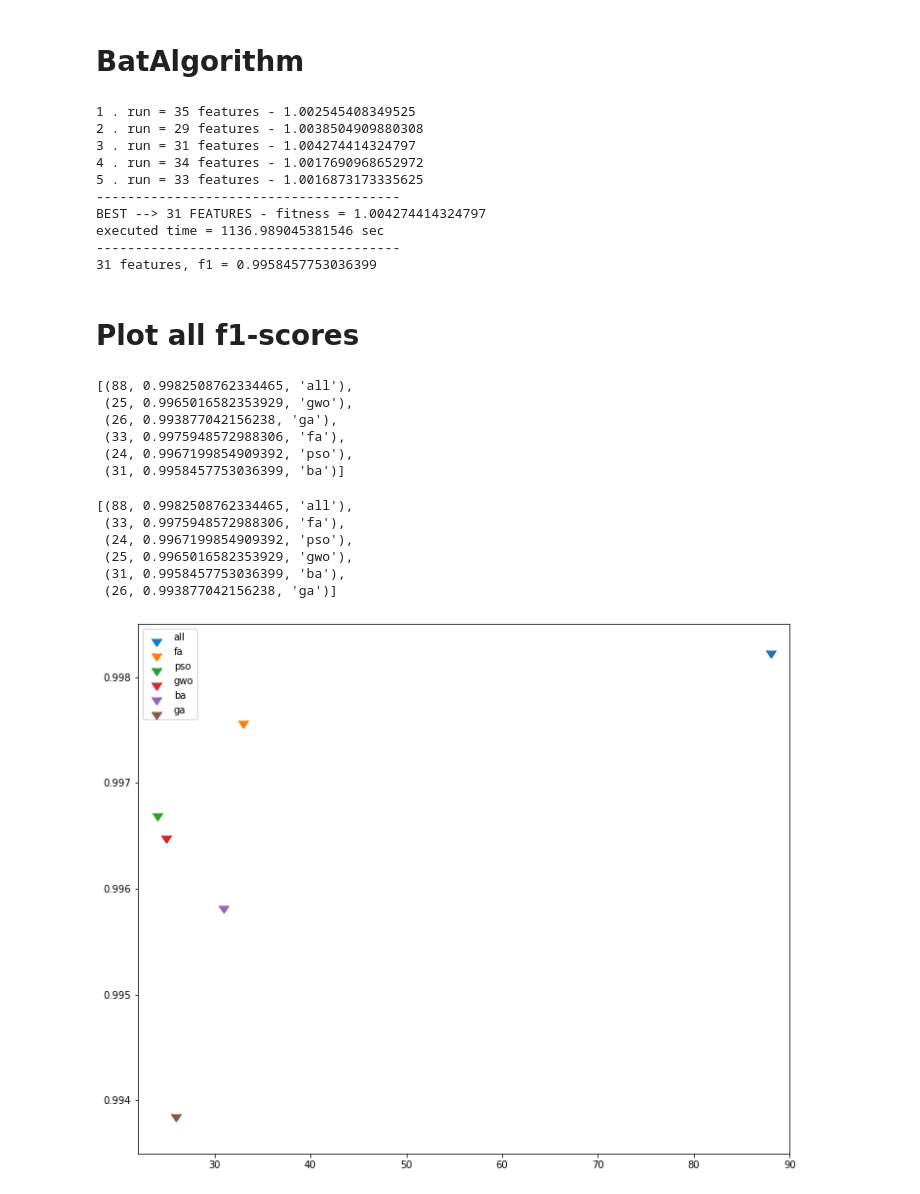
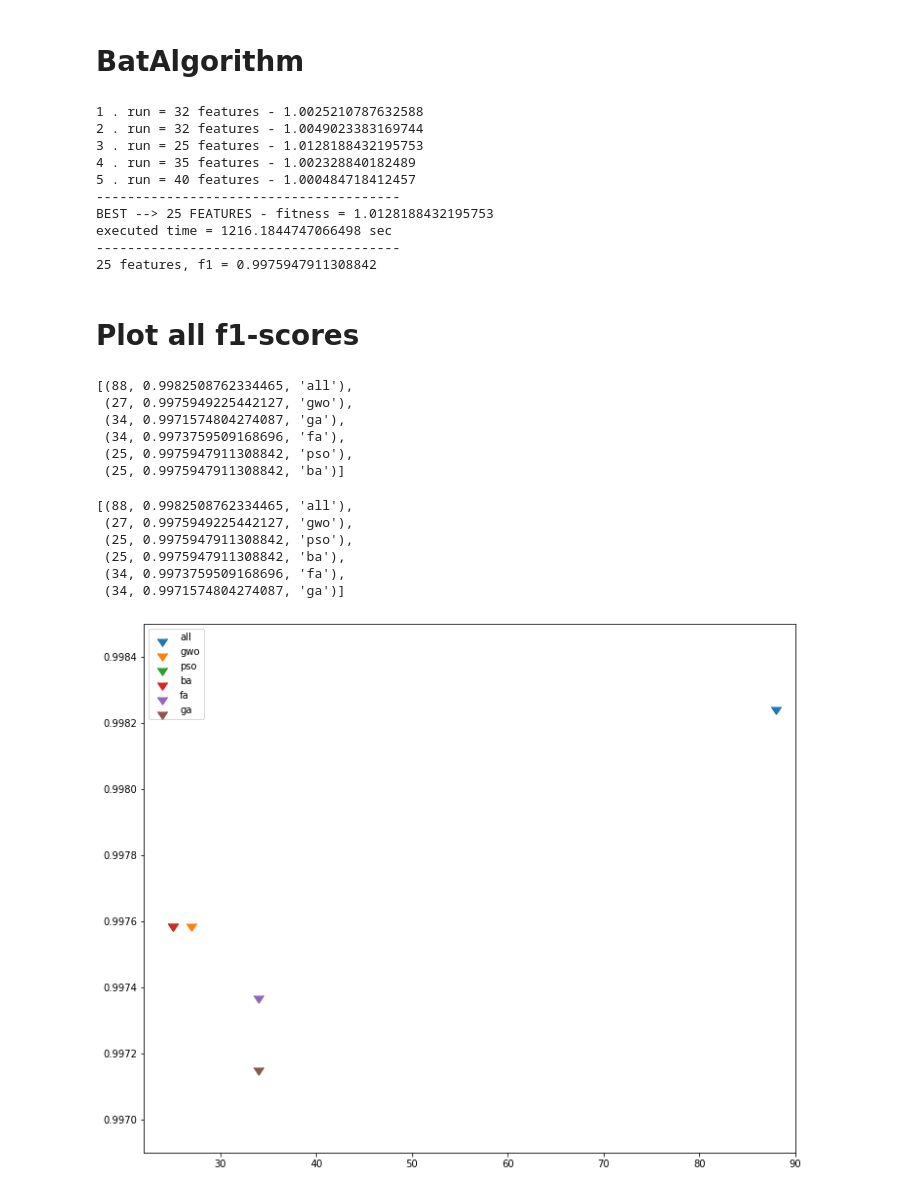
Before and after one commit to MichaelaBalazova/pripoc-projekt, a Jupyter notebook: jupyter_ntbks/pripoc-projekt-GWO-100gens.ipynb, the cells around one changed output. Drawn from its saved outputs; the diff is of its cells as text; code cells hidden in the pictures.

```diff
--- a/jupyter_ntbks/pripoc-projekt-GWO-100gens.ipynb
+++ b/jupyter_ntbks/pripoc-projekt-GWO-100gens.ipynb
@@ -180,8 +180,7 @@ class FeatureSelectionOptimizer():
 # %% [markdown]
 # GWO
 # %%
-opti = FeatureSelectionOptimizer(optimizer = GreyWolfOptimizer(NP=40))
-# opti = FeatureSelectionOptimizer(optimizer = GreyWolfOptimizer(NP=40), num_iter = 5, num_gen = 100, num_eval = 100)
+opti = FeatureSelectionOptimizer(optimizer = GreyWolfOptimizer(NP=12))
 fitness, number_columns, names_columns, indexes, exe_time = opti.run()
 
 num, f1 = get_f1macro_xgbclassif(X__train=X_train.iloc[:, indexes], X__test=X_test.iloc[:, indexes])
@@ -293,43 +292,43 @@ print('executed time =', exe_time, 'sec')
 print('---------------------------------------')
 print(num, 'features, f1 =', f1)
 # %% [output]
-1 . run = 35 features - 1.002545408349525
-2 . run = 29 features - 1.0038504909880308
-3 . run = 31 features - 1.004274414324797
-4 . run = 34 features - 1.0017690968652972
-5 . run = 33 features - 1.0016873173335625
+1 . run = 32 features - 1.0025210787632588
+2 . run = 32 features - 1.0049023383169744
+3 . run = 25 features - 1.0128188432195753
+4 . run = 35 features - 1.002328840182489
+5 . run = 40 features - 1.000484718412457
 ---------------------------------------
-BEST --> 31 FEATURES - fitness = 1.004274414324797
-executed time = 1136.989045381546 sec
+BEST --> 25 FEATURES - fitness = 1.0128188432195753
+executed time = 1216.1844747066498 sec
 ---------------------------------------
-31 features, f1 = 0.9958457753036399
+25 features, f1 = 0.9975947911308842
 # %% [markdown]
 # Plot all f1-scores
 # %%
 all_scores
 # %% [output]
 [(88, 0.9982508762334465, 'all'),
- (25, 0.9965016582353929, 'gwo'),
- (26, 0.993877042156238, 'ga'),
- (33, 0.9975948572988306, 'fa'),
- (24, 0.9967199854909392, 'pso'),
- (31, 0.9958457753036399, 'ba')]
+ (27, 0.9975949225442127, 'gwo'),
+ (34, 0.9971574804274087, 'ga'),
+ (34, 0.9973759509168696, 'fa'),
+ (25, 0.9975947911308842, 'pso'),
+ (25, 0.9975947911308842, 'ba')]
 # %%
 all_scores_sorted_f1 = sorted(all_scores, key=lambda x: x[1], reverse=True)
 all_scores_sorted_f1
 # %% [output]
 [(88, 0.9982508762334465, 'all'),
- (33, 0.9975948572988306, 'fa'),
- (24, 0.9967199854909392, 'pso'),
- (25, 0.9965016582353929, 'gwo'),
- (31, 0.9958457753036399, 'ba'),
- (26, 0.993877042156238, 'ga')]
+ (27, 0.9975949225442127, 'gwo'),
+ (25, 0.9975947911308842, 'pso'),
+ (25, 0.9975947911308842, 'ba'),
+ (34, 0.9973759509168696, 'fa'),
+ (34, 0.9971574804274087, 'ga')]
 # %%
 plt.rcParams["figure.figsize"] = (12,10)
-plt.axis([22, 90, 0.9935, 0.9985])
+plt.axis([22, 90, 0.9969, 0.9985])
 for x, y, desc in all_scores_sorted_f1:
     plt.scatter(x, y, label=desc, marker=11, s=100)
 plt.legend(loc='best')
 plt.show()
 # %% [output]
-[figure, old version]
+[figure, new version]
```
Also changed, not shown: parts of 4 cells of this notebook, 4 other files.
